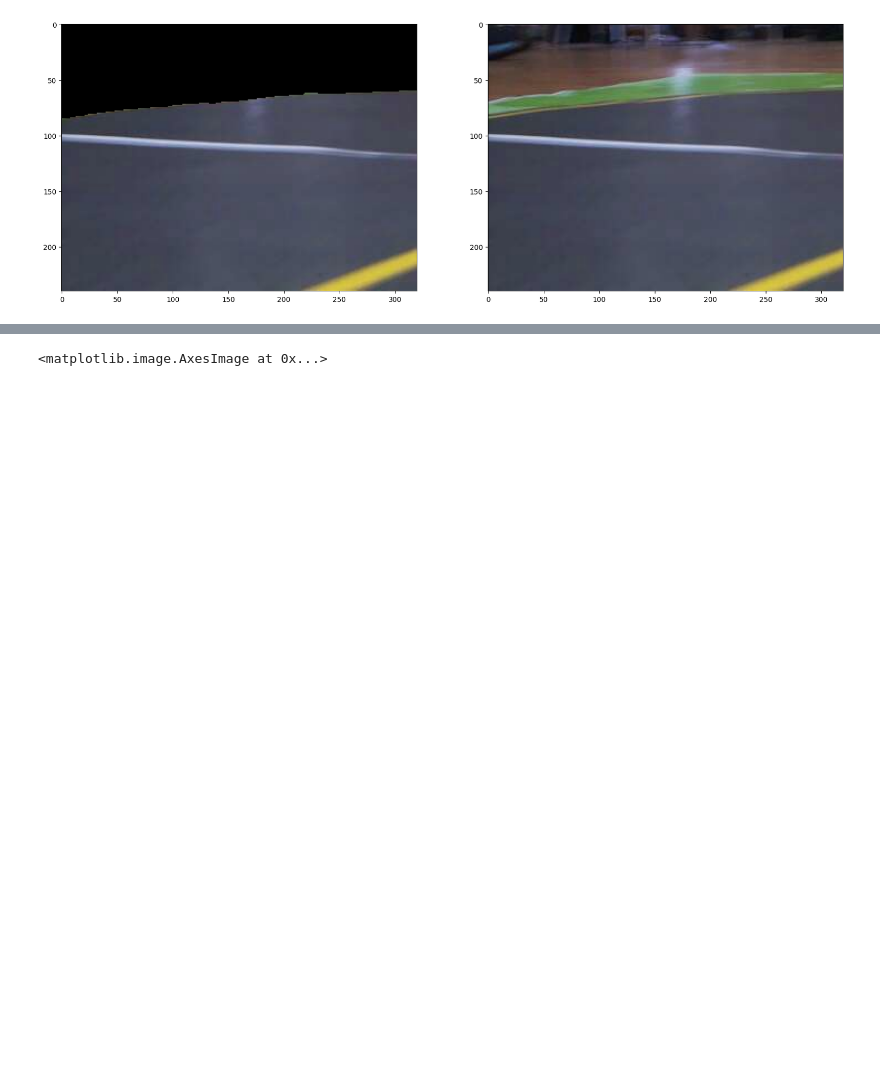
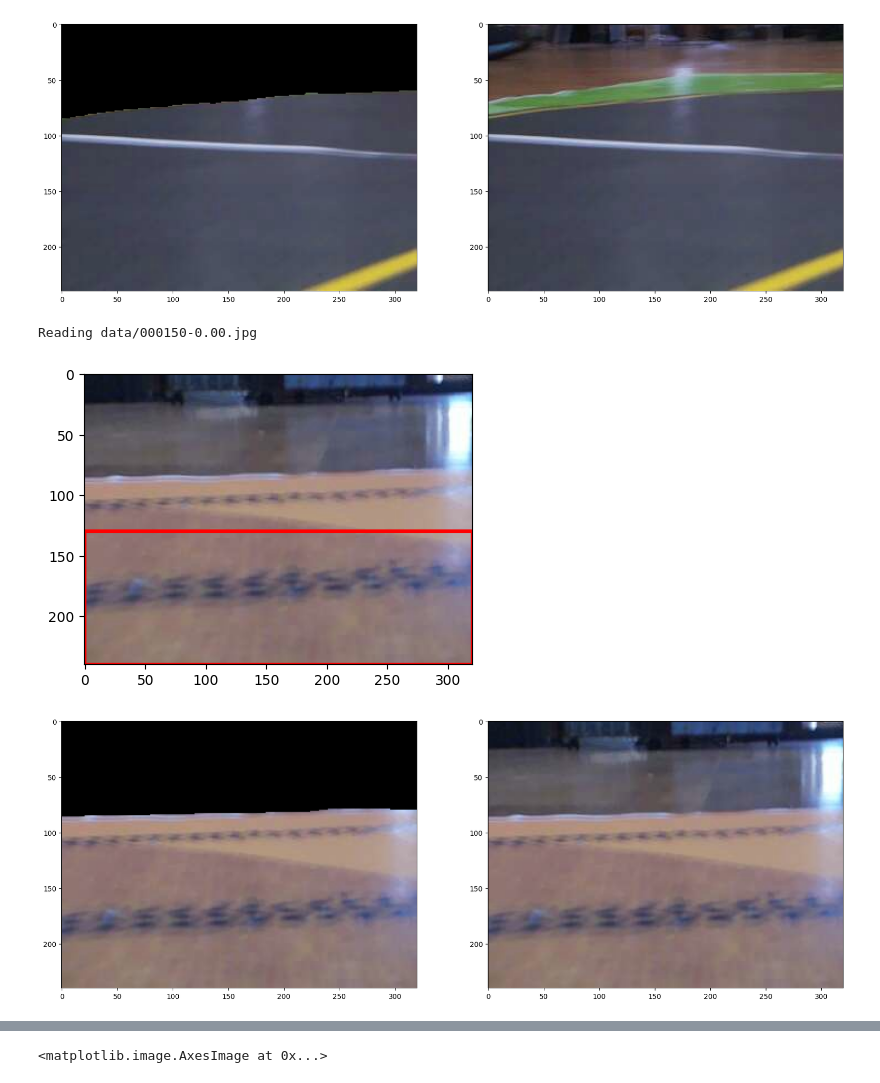
Before and after one commit to 5had3z/RVSS_Need4Speed, a Jupyter notebook: on_laptop/grabcut/experiment.ipynb, the cells around one changed output, grey strips where cells are left out. Drawn from its saved outputs; the diff is of its cells as text; code cells hidden in the pictures; blank space fills up the shorter version.

```diff
--- a/on_laptop/grabcut/experiment.ipynb
+++ b/on_laptop/grabcut/experiment.ipynb
@@ -59,3 +64,18 @@ compare_grabcut(urban_img, masked)
 # %% [output]
 Reading data/000300-0.30.jpg
 [figure]
+# %%
+filename = sorted(list(Path("./data").glob("./*.jpg")))[150]
+print(f"Reading {filename}")
+scene = "rur"
+assert scene in {"rural", "urban"}
+img = cv2.imread(str(filename))
+rect = (0,130,320,240-130)
+overlay_bbox(img, rect)
+bgdModel, fgdModel, mask = train_grabcut(img, rect)
+masked = eval_grabcut(img, mask, bgdModel, fgdModel)
+compare_grabcut(img, masked)
+# %% [output]
+Reading data/000150-0.00.jpg
+[figure, added]
+[figure, added]
```
Also changed, not shown: parts of 3 cells of this notebook.
